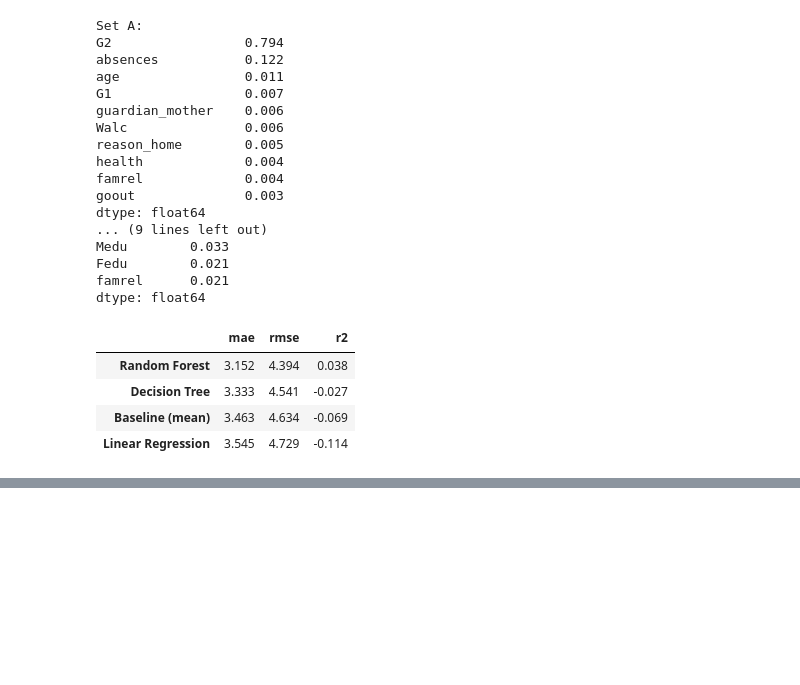
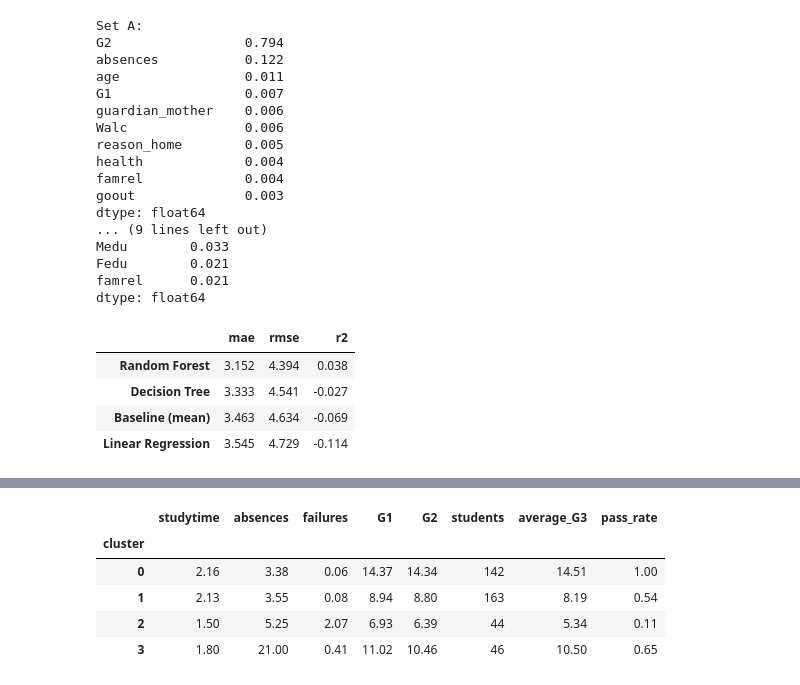
Before and after one commit to prajwal-sv/AI-Learning-Career-Assistant, a Jupyter notebook: notebooks/03_machine_learning.ipynb, the cells around one changed output, grey strips where cells are left out. Drawn from its saved outputs; the diff is of its cells as text; code cells hidden in the pictures; blank space fills up the shorter version.

```diff
--- a/notebooks/03_machine_learning.ipynb
+++ b/notebooks/03_machine_learning.ipynb
@@ -160,0 +189,11 @@ evaluate.compare_models(models_no_zero, X_test_B, test_data["G3"], "regression")
+# %%
+model, labels = clustering.run_kmeans(scaled_data, n_clusters, random_state)
+group_summary = clustering.describe_clusters(students, labels, cluster_columns, pass_mark)
+group_summary
+# %% [output]
+|  | studytime | absences | failures | G1 | G2 | students | average_G3 | pass_rate |
+| cluster |  |  |  |  |  |  |  |  |
+| 0 | 2.16 | 3.38 | 0.06 | 14.37 | 14.34 | 142 | 14.51 | 1.00 |
+| 1 | 2.13 | 3.55 | 0.08 | 8.94 | 8.80 | 163 | 8.19 | 0.54 |
+| 2 | 1.50 | 5.25 | 2.07 | 6.93 | 6.39 | 44 | 5.34 | 0.11 |
+| 3 | 1.80 | 21.00 | 0.41 | 11.02 | 10.46 | 46 | 10.50 | 0.65 |
```
Also changed, not shown: parts of 5 cells of this notebook.
